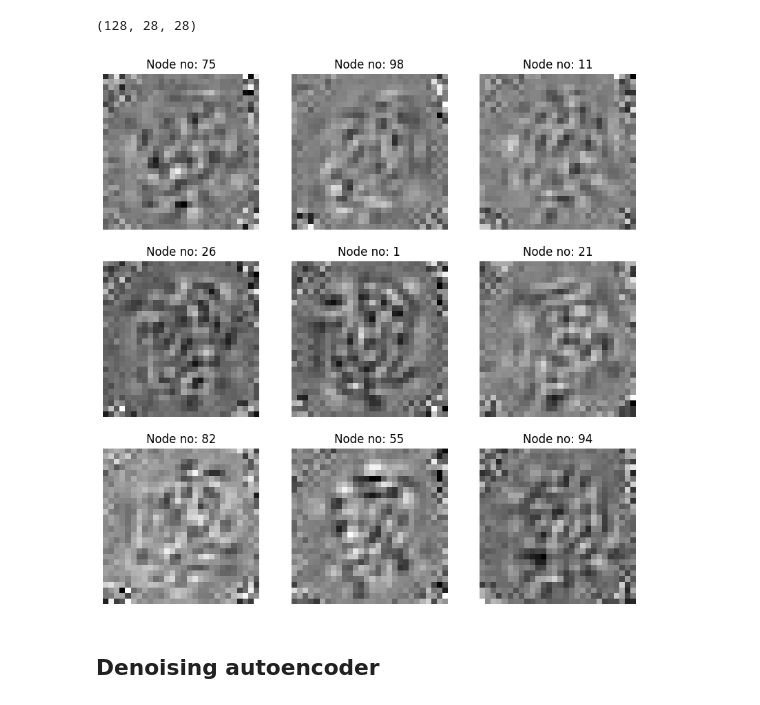
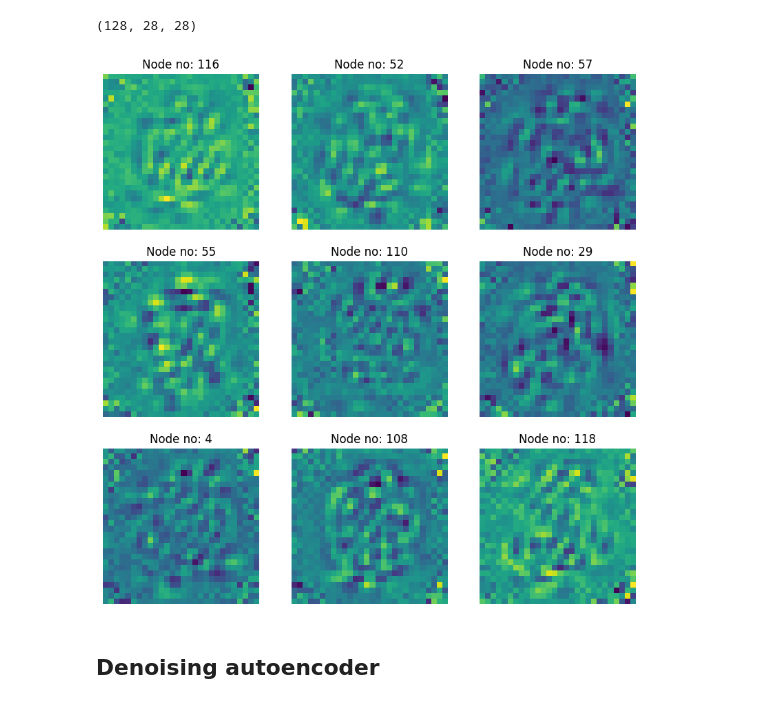
Before and after one commit to imraunav/Deep-Learning-and-Applications, a Jupyter notebook: ProgrammingAssignment4/result_analysis.ipynb, the cells around one changed output. Saved outputs shown, nothing was run; the diff lists cells and outputs as text; code cells hidden in the pictures.

```diff
--- a/ProgrammingAssignment4/result_analysis.ipynb
+++ b/ProgrammingAssignment4/result_analysis.ipynb
@@ -3999,16 +3989,16 @@ w31.shape
 # %%
 n = 9
 plt.figure(figsize=(10, 10))
 for i in range(n):
     k = np.random.randint(0, 128)
     ax = plt.subplot(3, 3, i+1)
     plt.title("Node no: "+str(k))
-    plt.imshow(w31[k], cmap="gray")
+    plt.imshow(w31[k])
     plt.axis('off')
 plt.savefig('weights-autoencoder.png', bbox_inches='tight')
 plt.show()
 # %% [output]
-[figure, old version]
+[figure, new version]
 # %% [markdown]
 ## Denoising autoencoder
 # %% [markdown]
```
Also changed, not shown: parts of 92 cells of this notebook, 3 other files.
